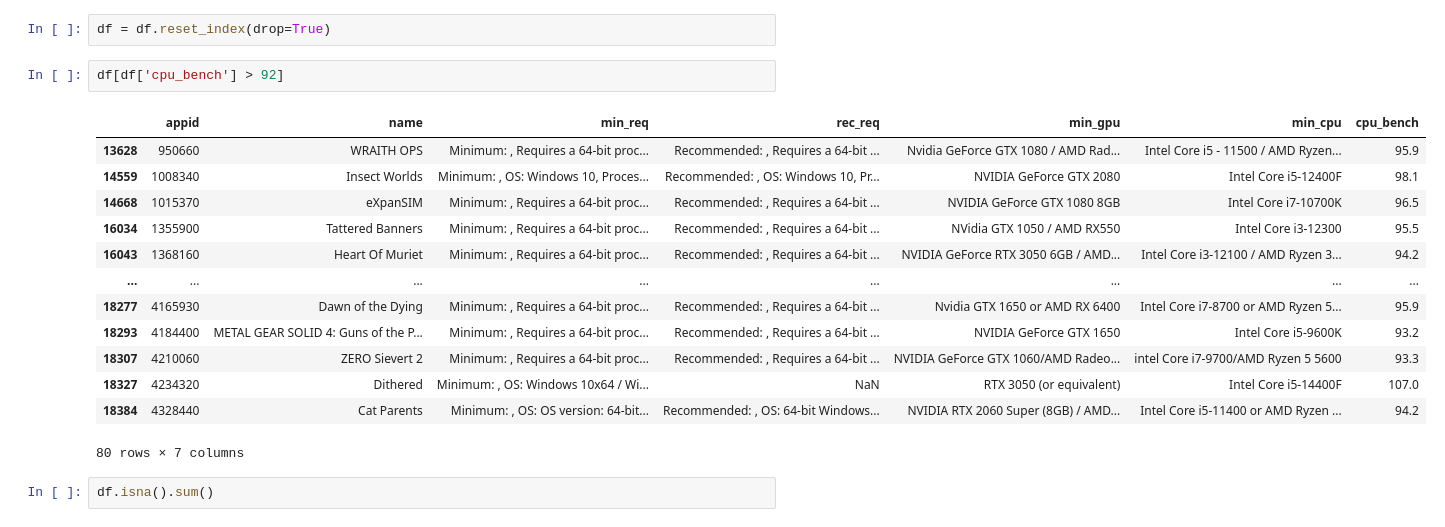
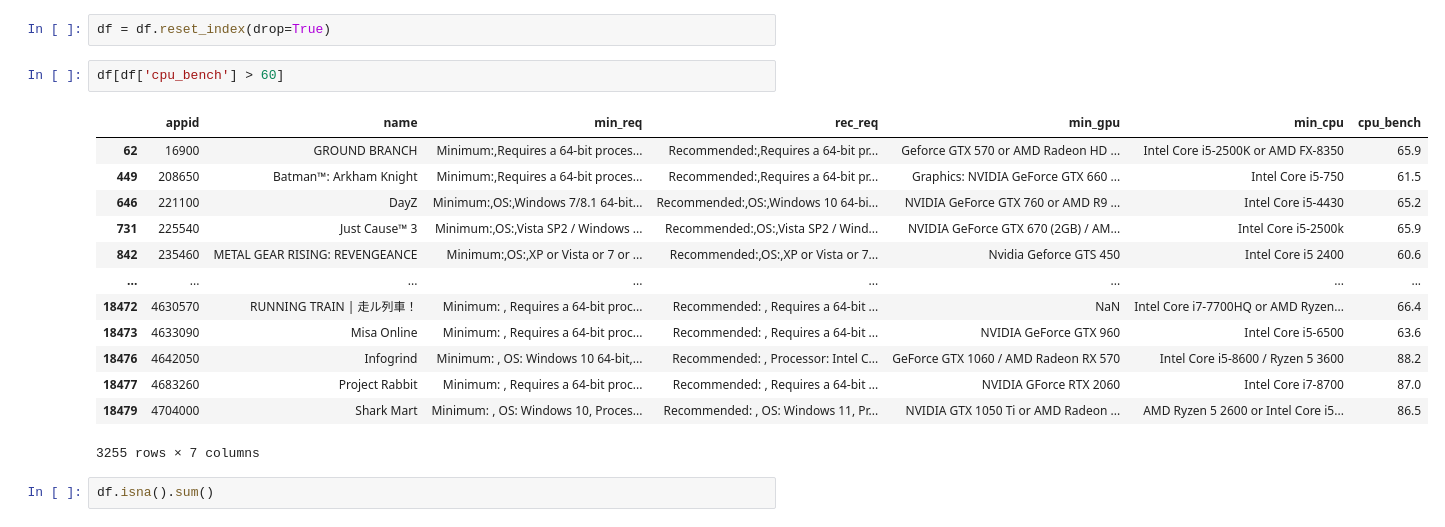
Before and after one commit to GrupoMackenzie/ProjetoAplicado03-DataScience-Mackenzie-2026, a Jupyter notebook: src/notebooks/Training/transform_train.ipynb, the cells around one changed output. Cells and saved outputs as stored; diff of their text form.

```diff
--- a/src/notebooks/Training/transform_train.ipynb
+++ b/src/notebooks/Training/transform_train.ipynb
@@ -255,21 +255,21 @@ df.drop(df[df['cpu_bench'].isna()].index, inplace=True)
 # %%
 df = df.reset_index(drop=True)
 # %%
-df[df['cpu_bench'] > 92]
+df[df['cpu_bench'] > 60]
 # %% [output]
 |  | appid | name | min_req | rec_req | min_gpu | min_cpu | cpu_bench |
-| 13628 | 950660 | WRAITH OPS | Minimum: , Requires a 64-bit proc... | Recommended: , Requires a 64-bit ... | Nvidia GeForce GTX 1080 / AMD Rad... | Intel Core i5 - 11500 / AMD Ryzen... | 95.9 |
-| 14559 | 1008340 | Insect Worlds | Minimum: , OS: Windows 10, Proces... | Recommended: , OS: Windows 10, Pr... | NVIDIA GeForce GTX 2080 | Intel Core i5-12400F | 98.1 |
-| 14668 | 1015370 | eXpanSIM | Minimum: , Requires a 64-bit proc... | Recommended: , Requires a 64-bit ... | NVIDIA GeForce GTX 1080 8GB | Intel Core i7-10700K | 96.5 |
-| 16034 | 1355900 | Tattered Banners | Minimum: , Requires a 64-bit proc... | Recommended: , Requires a 64-bit ... | NVidia GTX 1050 / AMD RX550 | Intel Core i3-12300 | 95.5 |
-| 16043 | 1368160 | Heart Of Muriet | Minimum: , Requires a 64-bit proc... | Recommended: , Requires a 64-bit ... | NVIDIA GeForce RTX 3050 6GB / AMD... | Intel Core i3-12100 / AMD Ryzen 3... | 94.2 |
+| 62 | 16900 | GROUND BRANCH | Minimum:,Requires a 64-bit proces... | Recommended:,Requires a 64-bit pr... | Geforce GTX 570 or AMD Radeon HD ... | Intel Core i5-2500K or AMD FX-8350 | 65.9 |
+| 449 | 208650 | Batman™: Arkham Knight | Minimum:,Requires a 64-bit proces... | Recommended:,Requires a 64-bit pr... | Graphics: NVIDIA GeForce GTX 660 ... | Intel Core i5-750 | 61.5 |
+| 646 | 221100 | DayZ | Minimum:,OS:,Windows 7/8.1 64-bit... | Recommended:,OS:,Windows 10 64-bi... | NVIDIA GeForce GTX 760 or AMD R9 ... | Intel Core i5-4430 | 65.2 |
+| 731 | 225540 | Just Cause™ 3 | Minimum:,OS:,Vista SP2 / Windows ... | Recommended:,OS:,Vista SP2 / Wind... | NVIDIA GeForce GTX 670 (2GB) / AM... | Intel Core i5-2500k | 65.9 |
+| 842 | 235460 | METAL GEAR RISING: REVENGEANCE | Minimum:,OS:,XP or Vista or 7 or ... | Recommended:,OS:,XP or Vista or 7... | Nvidia Geforce GTS 450 | Intel Core i5 2400 | 60.6 |
 | ... | ... | ... | ... | ... | ... | ... | ... |
-| 18277 | 4165930 | Dawn of the Dying | Minimum: , Requires a 64-bit proc... | Recommended: , Requires a 64-bit ... | Nvidia GTX 1650 or AMD RX 6400 | Intel Core i7-8700 or AMD Ryzen 5... | 95.9 |
-| 18293 | 4184400 | METAL GEAR SOLID 4: Guns of the P... | Minimum: , Requires a 64-bit proc... | Recommended: , Requires a 64-bit ... | NVIDIA GeForce GTX 1650 | Intel Core i5-9600K | 93.2 |
-| 18307 | 4210060 | ZERO Sievert 2 | Minimum: , Requires a 64-bit proc... | Recommended: , Requires a 64-bit ... | NVIDIA GeForce GTX 1060/AMD Radeo... | intel Core i7-9700/AMD Ryzen 5 5600 | 93.3 |
-| 18327 | 4234320 | Dithered | Minimum: , OS: Windows 10x64 / Wi... | NaN | RTX 3050 (or equivalent) | Intel Core i5-14400F | 107.0 |
-| 18384 | 4328440 | Cat Parents | Minimum: , OS: OS version: 64-bit... | Recommended: , OS: 64-bit Windows... | NVIDIA RTX 2060 Super (8GB) / AMD... | Intel Core i5-11400 or AMD Ryzen ... | 94.2 |
+| 18472 | 4630570 | RUNNING TRAIN | 走ル列車！ | Minimum: , Requires a 64-bit proc... | Recommended: , Requires a 64-bit ... | NaN | Intel Core i7-7700HQ or AMD Ryzen... | 66.4 |
+| 18473 | 4633090 | Misa Online | Minimum: , Requires a 64-bit proc... | Recommended: , Requires a 64-bit ... | NVIDIA GeForce GTX 960 | Intel Core i5-6500 | 63.6 |
+| 18476 | 4642050 | Infogrind | Minimum: , OS: Windows 10 64-bit,... | Recommended: , Processor: Intel C... | GeForce GTX 1060 / AMD Radeon RX 570 | Intel Core i5-8600 / Ryzen 5 3600 | 88.2 |
+| 18477 | 4683260 | Project Rabbit | Minimum: , Requires a 64-bit proc... | Recommended: , Requires a 64-bit ... | NVIDIA GForce RTX 2060 | Intel Core i7-8700 | 87.0 |
+| 18479 | 4704000 | Shark Mart | Minimum: , OS: Windows 10, Proces... | Recommended: , OS: Windows 11, Pr... | NVIDIA GTX 1050 Ti or AMD Radeon ... | AMD Ryzen 5 2600 or Intel Core i5... | 86.5 |
-80 rows × 7 columns
+3255 rows × 7 columns
 # %%
 df.isna().sum()
 # %% [output]
```
Also changed, not shown: parts of 15 cells of this notebook, 12 other files.
